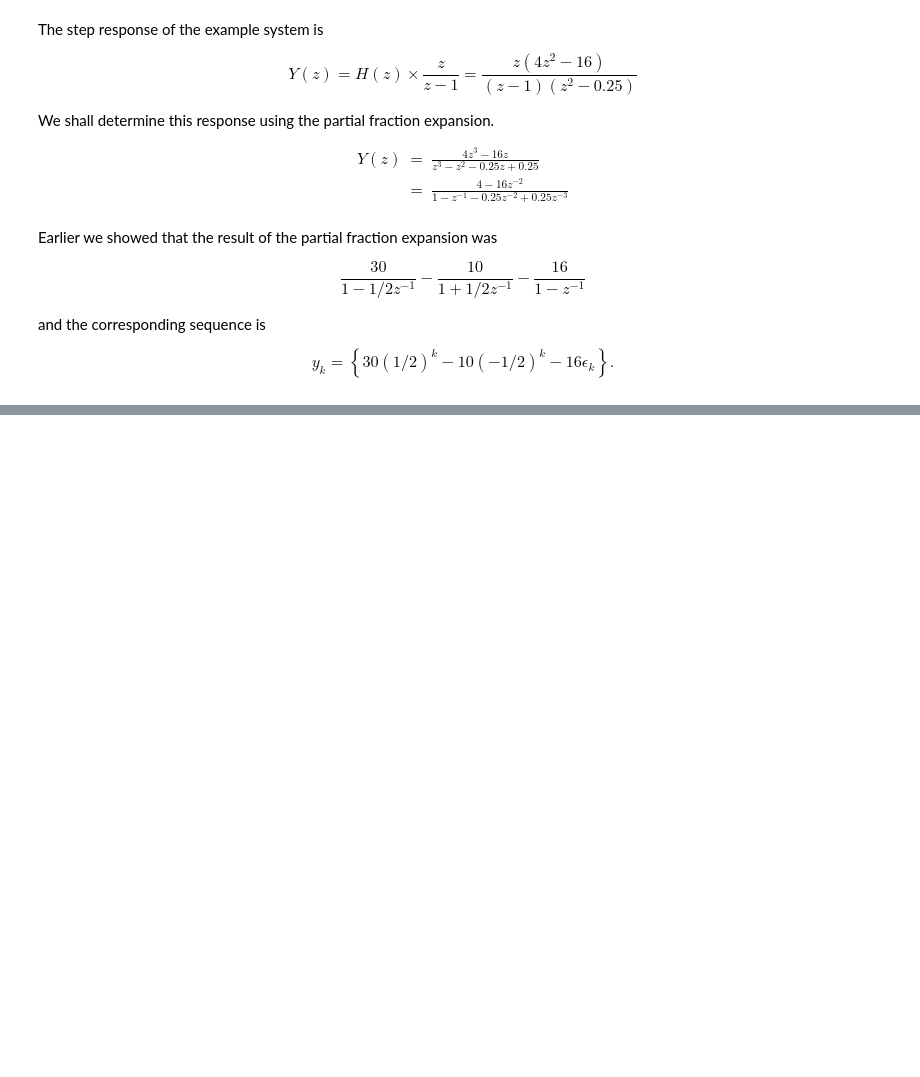
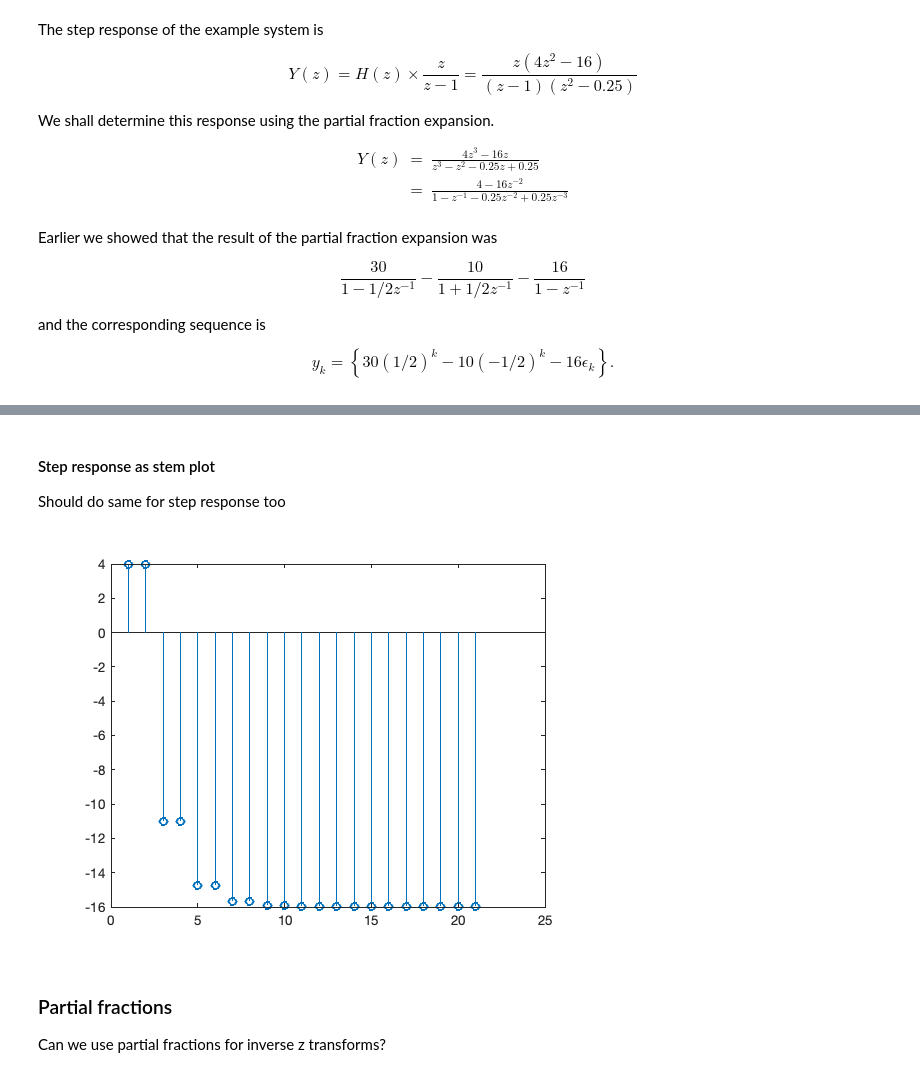
Before and after one commit to cpjobling/eglm03-textbook, a Jupyter notebook: content/06/2/dsm.ipynb, the cells around one changed output, grey strips where cells are left out. Drawn from its saved outputs; the diff is of its cells as text; code cells hidden in the pictures; blank space fills up the shorter version.

```diff
--- a/content/06/2/dsm.ipynb
+++ b/content/06/2/dsm.ipynb
@@ -259,0 +356,2 @@ $$y_k = \left\{30(1/2)^k -10(-1/2)^k -16\epsilon_k\right\}.$$
+# %%
+ys = step(H)
@@ -259,0 +418,12 @@ $$y_k = \left\{30(1/2)^k -10(-1/2)^k -16\epsilon_k\right\}.$$
+# %% [markdown]
+#### Step response as stem plot
+
+Should do same for step response too
+# %%
+stem(ys)
+# %% [output]
+[figure, added]
+# %% [markdown]
+### Partial fractions
+
+Can we use partial fractions for inverse z transforms?
```
Also changed, not shown: parts of 37 cells of this notebook, 11 other files.
